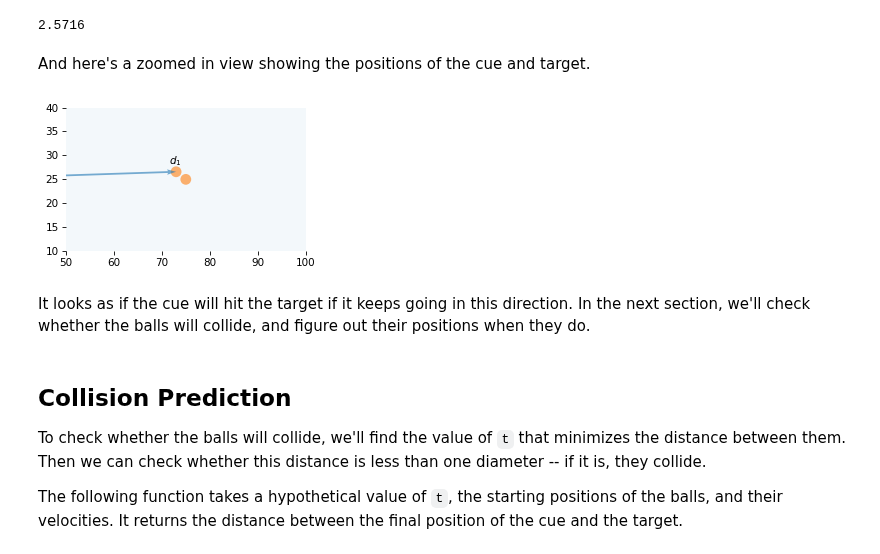
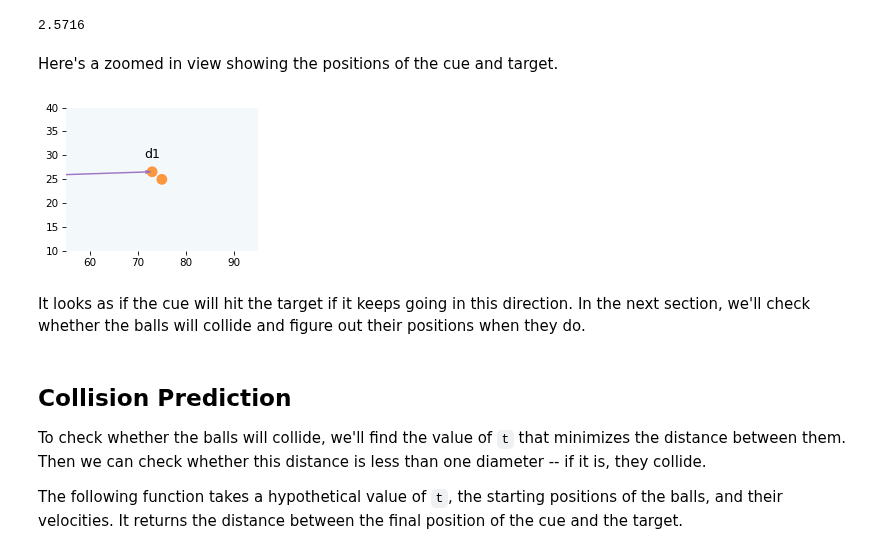
Before and after one commit to AllenDowney/ThinkLinearAlgebra, a Jupyter notebook: soln/projection.ipynb, the cells around one changed output. Saved outputs shown, nothing was run; the diff lists cells and outputs as text; code cells hidden in the pictures.

```diff
--- a/soln/projection.ipynb
+++ b/soln/projection.ipynb
@@ -57 +55,11 @@ Here's the graphical representation of this vector as an arrow with its tail at
+# %%
+from utils import underride
+
+def decorate_plane(lim=None, **options):
+    underride(options, aspect='equal')
+    remove_spines()
+    if lim is None:
+        decorate(**options)
+    else:
+        decorate(xlim=lim, ylim=lim, **options)
 # %%
@@ -569,7 +579,7 @@ distance_between(cue + d1, target + d2)
 # %% [output]
 2.5716
 # %% [markdown]
-And here's a zoomed in view showing the positions of the cue and target.
+Here's a zoomed in view showing the positions of the cue and target.
 # %%
 from utils import plot_vector
 
@@ -578,16 +588,16 @@ def draw_collision(t, cue, target, v1, v2, label=None):
     pos1 = cue + v1 * t
     pos2 = target + v2 * t
     draw_circles([pos1, pos2])
-    remove_spines()
-    decorate(xlim=[50, 100], ylim=[10, 40])
 # %%
 draw_collision(t, cue, target, v1, v2)
-plot_vector(d1, cue, label='$d_1$', label_pos=11);
+plot_vector(d1, cue, color='C4')
+label_vector('d1', d1, cue, label_pos=11, va='bottom')
+decorate_plane(xlim=[55, 95], ylim=[10, 40])
 # %% [output]
-[figure, old version]
+[figure, new version]
 # %% [markdown]
 It looks as if the cue will hit the target if it keeps going in this direction.
-In the next section, we'll check whether the balls will collide, and figure out their positions when they do.
+In the next section, we'll check whether the balls will collide and figure out their positions when they do.
 # %% [markdown]
 ## Collision Prediction
 
```
Also changed, not shown: parts of 64 cells of this notebook.
